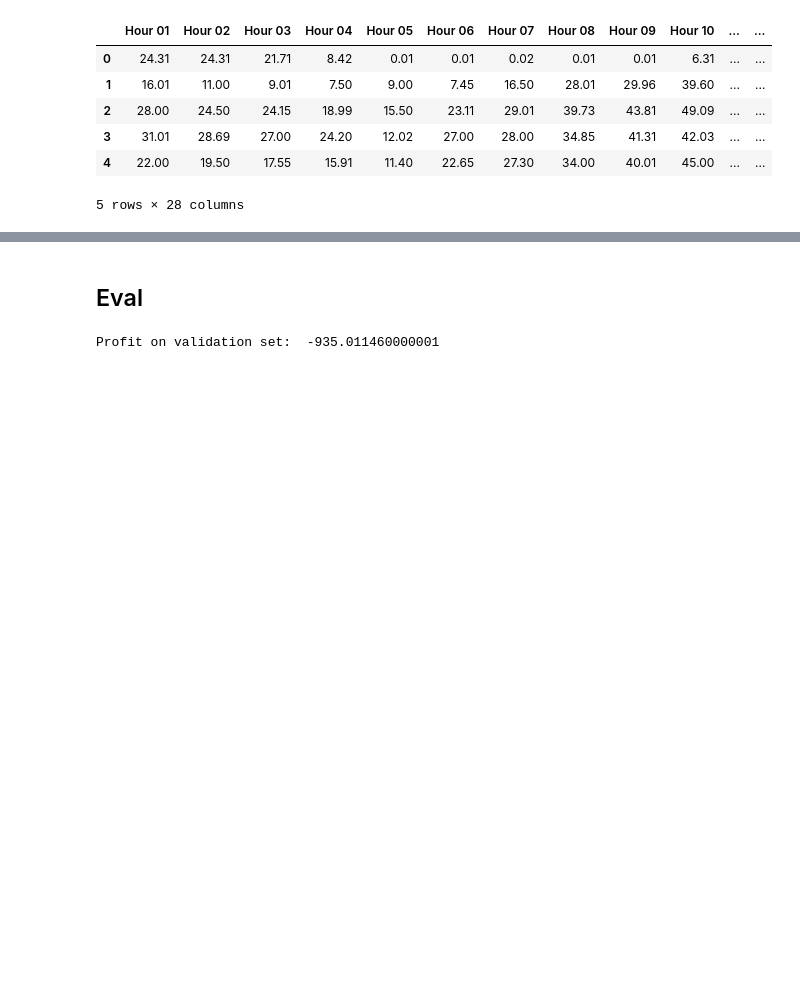
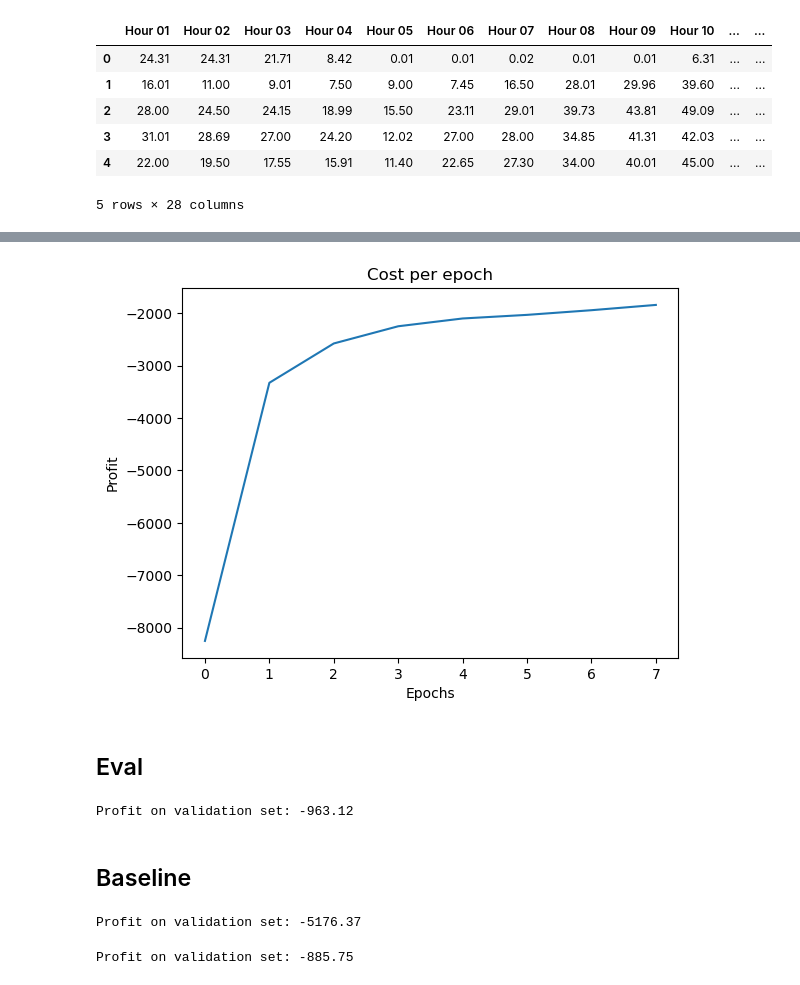
Before and after one commit to aeli3/RL-Project-2024, a Jupyter notebook: SmartGridEnv.ipynb, the cells around one changed output, grey strips where cells are left out. Drawn from its saved outputs; the diff is of its cells as text; code cells hidden in the pictures; blank space fills up the shorter version.

Commit message:
initial baseline

```diff
--- a/SmartGridEnv.ipynb
+++ b/SmartGridEnv.ipynb
@@ -130,7 +126,7 @@ class SmartGridEnv(gym.Env):
         return self.current_state, -charge_cost, self.done, self.available
 # %%
 class QAgent():
-    def __init__(self, env, discount_rate = 0., learning_rate=0.4, epsilon=0.05):
+    def __init__(self, env, discount_rate = 0.1, learning_rate=0.1, epsilon=0.05):
         self.env = env
         self.discount_rate = discount_rate
         self.learning_rate = learning_rate
@@ -175,7 +171,7 @@ class QAgent():
             while not self.env.done:
                 current_state = tuple(self.env.current_state)
                 action = self.select_action_epsilon_greedy(current_state)
-                #print('state:',current_state ,'action:', action-25,'battery:' ,self.env.current_battery)
+                #print('state:', current_state, 'action:', action-25,'battery:', self.env.current_battery)
                 next_state, reward, done, available= env.step(action)
                 #print('reward', reward)
                 next_state_mask = self.mask()
@@ -187,11 +183,29 @@ class QAgent():
             self.profit.append(env.profit)
             self.env.initialize_params()
 
-
     def predict(self, state):
         mask = self.mask()
         max_action = np.argmax(self.Qtable[state][mask])
         action = np.where(mask)[0][0] + max_action
+        return action
+
+    def predict_random(self, state):
+        mask = self.mask()
+        action = np.random.choice(np.where(mask)[0])
+        return action
+
+    def buy_sell_based_on_price(self):
+        mask = self.mask()
+
+        # Calculate the average price of the last month
+        avg_price_last_month = np.mean(self.env.price_data.iloc[-30:])
+
+        # Decide whether to buy or sell based on the current price compared to the average
+        current_price = self.env.price_data.iloc[self.env.current_step, self.env.current_hour]
+        if current_price < avg_price_last_month:
+            action = np.random.choice([25, np.max(np.where(mask)[0])])
+        else:
+            action = np.random.choice([25, np.max(np.where(mask)[0])])
         return action
 
     def plot_profits(self):
@@ -199,8 +213,3 @@ class QAgent():
         plt.xlabel('Epochs')
         plt.ylabel('Profit')
         plt.title("Cost per epoch")
-
-env = SmartGridEnv(train)
-agent = QAgent(env)
-agent.train(simulations=24)
-agent.plot_profits()
@@ -213,3 +216,11 @@ KeyboardInterrupt:
+# %%
+#train
+env = SmartGridEnv(train)
+agent = QAgent(env)
+agent.train(simulations=8)
+agent.plot_profits()
+# %% [output]
+[figure, added]
 # %% [markdown]
 ## Eval
 # %%
@@ -221,6 +232,32 @@ while not agent.env.done:
     action = agent.predict(current_state)
     next_state, reward, done, available = agent.env.step(action)
 
-print("Profit on validation set: ", eval_env.profit)
+print(f"Profit on validation set: {eval_env.profit:.2f}")
 # %% [output]
-Profit on validation set:  -935.011460000001
+Profit on validation set: -963.12
+# %% [markdown]
+## Baseline
+# %%
+eval_env = SmartGridEnv(val)
+agent.env = eval_env
+
+while not agent.env.done:
+    current_state = tuple(agent.env.current_state)
+    action = agent.predict_random(current_state)
+    next_state, reward, done, available = agent.env.step(action)
+
+print(f"Profit on validation set: {eval_env.profit:.2f}")
+# %% [output]
+Profit on validation set: -5176.37
+# %%
+eval_env = SmartGridEnv(val)
+agent.env = eval_env
+
+while not agent.env.done:
+    current_state = tuple(agent.env.current_state)
+    action = agent.buy_sell_based_on_price()
+    next_state, reward, done, available = agent.env.step(action)
+
+print(f"Profit on validation set: {eval_env.profit:.2f}")
+# %% [output]
+Profit on validation set: -885.75
```
Also changed, not shown: parts of 3 cells of this notebook, 4 other files.
